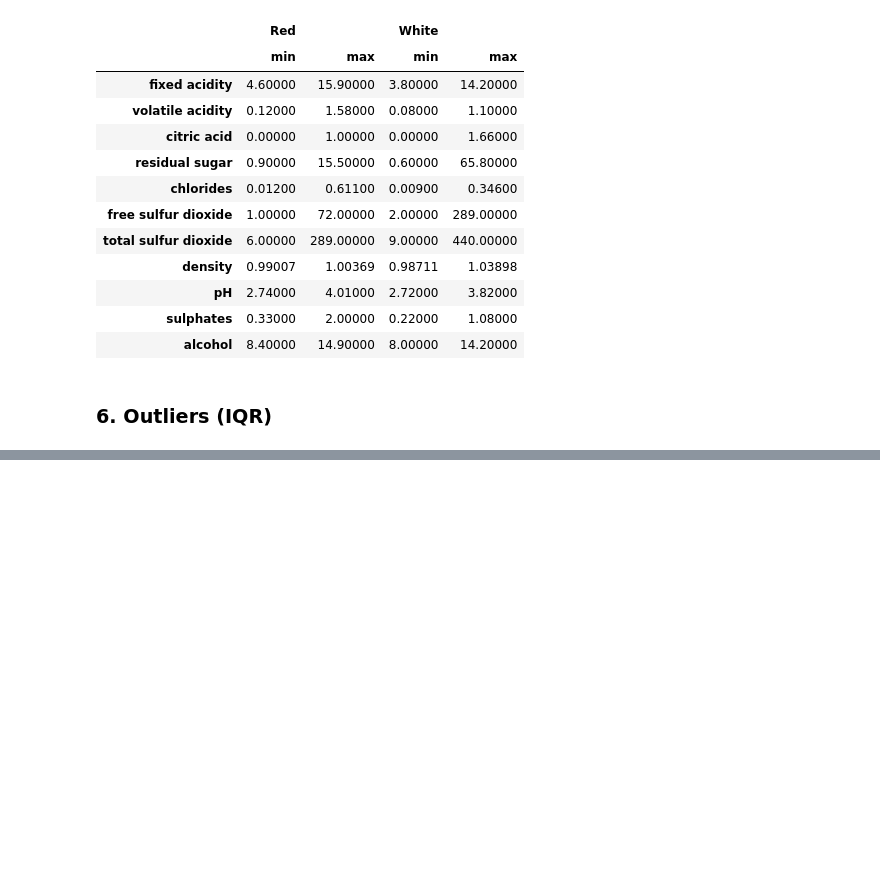
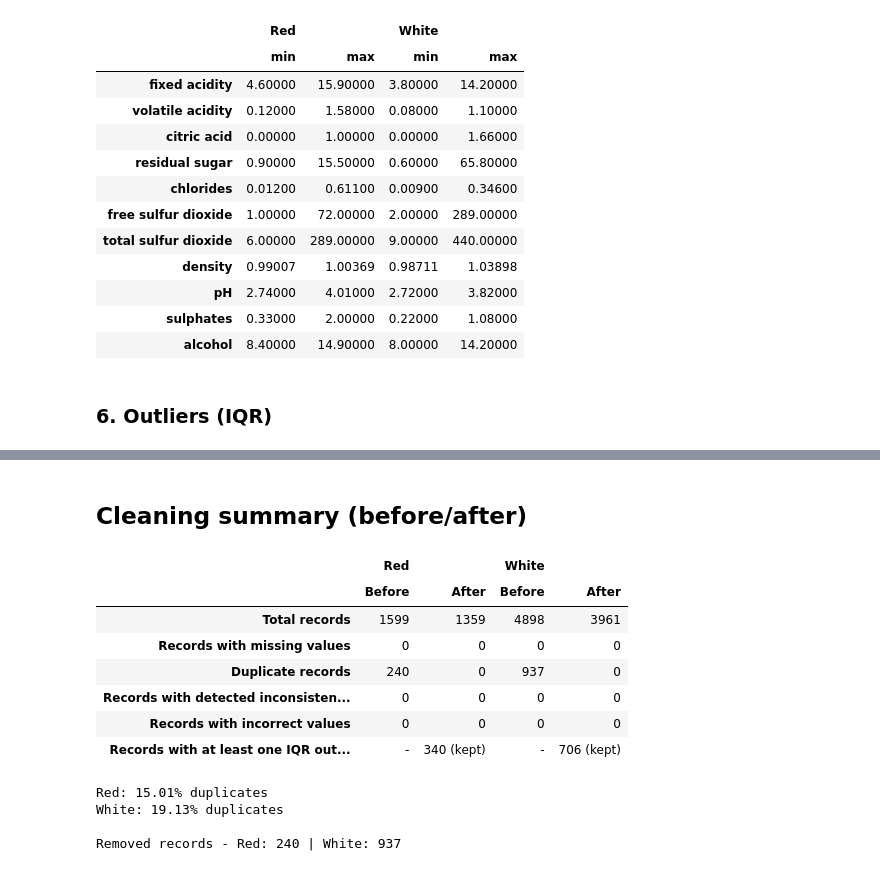
Before and after one commit to nvkhanh029/machine-learning-labwork, a Jupyter notebook: lab01-pca/lab01_wine_quality.ipynb, the cells around one changed output, grey strips where cells are left out. Drawn from its saved outputs; the diff is of its cells as text; code cells hidden in the pictures; blank space fills up the shorter version.

Commit message:
feat(lab01): add before/after cleaning summary table

```diff
--- a/lab01-pca/lab01_wine_quality.ipynb
+++ b/lab01-pca/lab01_wine_quality.ipynb
@@ -170,17 +167,0 @@ white: 4898 -> 3961 rows (937 removed, 19.13%)
-# %%
-features = [c for c in red.columns if c != "quality"]
-
-def n_inconsistent(df):
-    q_per_group = df.groupby(features)["quality"].transform("nunique")
-    return int((q_per_group > 1).sum())
-
-summary_before = pd.DataFrame({
-    name: {
-        "Total": len(df),
-        "Missing value": int(df.isna().any(axis=1).sum()),
-        "Duplicate": int(df.duplicated().sum()),
-        "Inconsistency": n_inconsistent(df),
-    }
-    for name, df in datasets.items()
-})
-summary_before
@@ -282,3 +257,51 @@ White: 706 of 3961 rows (17.82%) have at least one outlier
 | pH | 2.9250 | 3.6850 | 28 | 2.06 | 2.7900 | 3.5900 | ... |
 | sulphates | 0.2800 | 1.0000 | 55 | 4.05 | 0.2000 | 0.7600 | ... |
 | alcohol | 7.1000 | 13.5000 | 12 | 0.88 | 6.6500 | 14.2500 | ... |
+# %% [markdown]
+## Cleaning summary (before/after)
+# %%
+# --- Cleaning summary: before (raw) vs after (clean), per file ---
+red_raw, white_raw = red, white
+
+def n_inconsistent(df):
+    n_q = df.groupby(features)['quality'].transform('nunique')
+    return int((n_q > 1).sum())
+
+def n_out_rows(df):
+    X = df[features]
+    q1, q3 = X.quantile(0.25), X.quantile(0.75)
+    iqr = q3 - q1
+    return int(((X < q1 - 1.5 * iqr) | (X > q3 + 1.5 * iqr)).any(axis=1).sum())
+
+def summary(raw, clean, bad_clean):
+    return pd.DataFrame({
+        'Before': [len(raw), int(raw.isna().any(axis=1).sum()), int(raw.duplicated().sum()),
+                   n_inconsistent(raw), int(bad_clean.sum()), '-'],
+        'After':  [len(clean), int(clean.isna().any(axis=1).sum()), int(clean.duplicated().sum()),
+                   n_inconsistent(clean), int(bad_clean.sum()), f'{n_out_rows(clean)} (kept)'],
+    }, index=['Total records', 'Records with missing values', 'Duplicate records',
+              'Records with detected inconsistencies', 'Records with incorrect values',
+              'Records with at least one IQR outlier'])
+
+tab = pd.concat({'Red': summary(red_raw, red_clean, bad_red),
+                 'White': summary(white_raw, white_clean, bad_white)}, axis=1)
+display(tab)
+
+for name, raw in [('Red', red_raw), ('White', white_raw)]:
+    print(f'{name}: {raw.duplicated().sum() / len(raw) * 100:.2f}% duplicates')
+
+print('\nRemoved records - Red:', len(red_raw) - len(red_clean),
+      '| White:', len(white_raw) - len(white_clean))
+# %% [output]
+|  | Red |  | White |  |
+|  | Before | After | Before | After |
+| Total records | 1599 | 1359 | 4898 | 3961 |
+| Records with missing values | 0 | 0 | 0 | 0 |
+| Duplicate records | 240 | 0 | 937 | 0 |
+| Records with detected inconsisten... | 0 | 0 | 0 | 0 |
+| Records with incorrect values | 0 | 0 | 0 | 0 |
+| Records with at least one IQR out... | - | 340 (kept) | - | 706 (kept) |
+Red: 15.01% duplicates
+White: 19.13% duplicates
+
+Removed records - Red: 240 | White: 937
```
Also changed, not shown: parts of 2 cells of this notebook.
